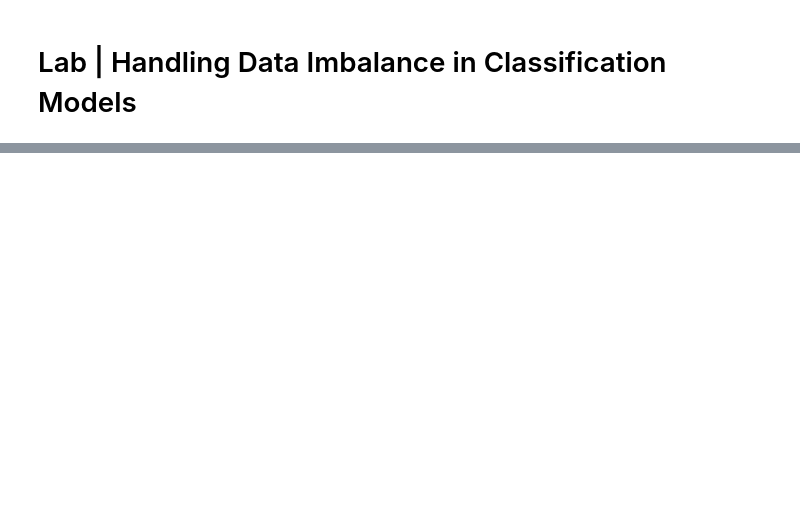
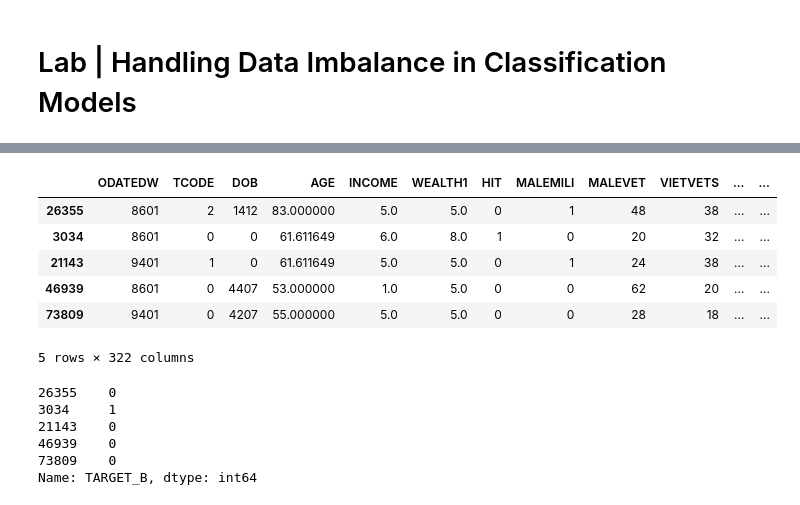
Before and after one commit to AGordon777/lab-revisiting-machine-learning, a Jupyter notebook: Handling Data Imbalance in Classification Models.ipynb, the cells around one changed output, grey strips where cells are left out. Cells and saved outputs as stored; diff of their text form; code cells hidden in the pictures; blank space fills up the shorter version.

```diff
--- a/Handling Data Imbalance in Classification Models.ipynb
+++ b/Handling Data Imbalance in Classification Models.ipynb
@@ -34,0 +87,6 @@ Each time fit the model and see how the accuracy of the model has changed.
+# %%
+categorical['CLUSTER'] = categorical['CLUSTER'].astype('object')
+categorical['DATASRCE'] = categorical['DATASRCE'].astype('object')
+# I will ordinally encode DOMAIN_B so it can remain as numeric to be scaled
+
+categorical.dtypes
@@ -34,0 +105,3 @@ Each time fit the model and see how the accuracy of the model has changed.
+# %%
+y = target['TARGET_B']
+y.value_counts()
@@ -34,0 +112,3 @@ Each time fit the model and see how the accuracy of the model has changed.
+# %%
+X = pd.concat([numerical, categorical], axis = 1)
+X.shape
@@ -34,0 +117,12 @@ Each time fit the model and see how the accuracy of the model has changed.
+# %%
+from sklearn.model_selection import train_test_split
+
+X_train, X_test, y_train, y_test = train_test_split(X, y, test_size=0.20, random_state = 123)
+
+X_train_num = X_train.select_dtypes(np.number).copy()
+X_test_num = X_test.select_dtypes(np.number).copy()
+X_train_cat = X_train.select_dtypes(object).copy()
+X_test_cat = X_test.select_dtypes(object).copy()
+
+display(X_train_cat.shape) # one column (DOMAIN_B) has been moved over to numeric
+X_train_cat.head()
@@ -34,0 +137,19 @@ Each time fit the model and see how the accuracy of the model has changed.
+# %%
+X_train_num.head()
+# %% [output]
+|  | ODATEDW | TCODE | DOB | AGE | INCOME | WEALTH1 | HIT | MALEMILI | MALEVET | VIETVETS | ... | ... |
+| 26355 | 8601 | 2 | 1412 | 83.000000 | 5.0 | 5.0 | 0 | 1 | 48 | 38 | ... | ... |
+| 3034 | 8601 | 0 | 0 | 61.611649 | 6.0 | 8.0 | 1 | 0 | 20 | 32 | ... | ... |
+| 21143 | 9401 | 1 | 0 | 61.611649 | 5.0 | 5.0 | 0 | 1 | 24 | 38 | ... | ... |
+| 46939 | 8601 | 0 | 4407 | 53.000000 | 1.0 | 5.0 | 0 | 0 | 62 | 20 | ... | ... |
+| 73809 | 9401 | 0 | 4207 | 55.000000 | 5.0 | 5.0 | 0 | 0 | 28 | 18 | ... | ... |
+5 rows × 322 columns
+# %%
+y_train.head()
+# %% [output]
+26355    0
+3034     1
+21143    0
+46939    0
+73809    0
+Name: TARGET_B, dtype: int64
```
Also changed, not shown: parts of 49 cells of this notebook.
